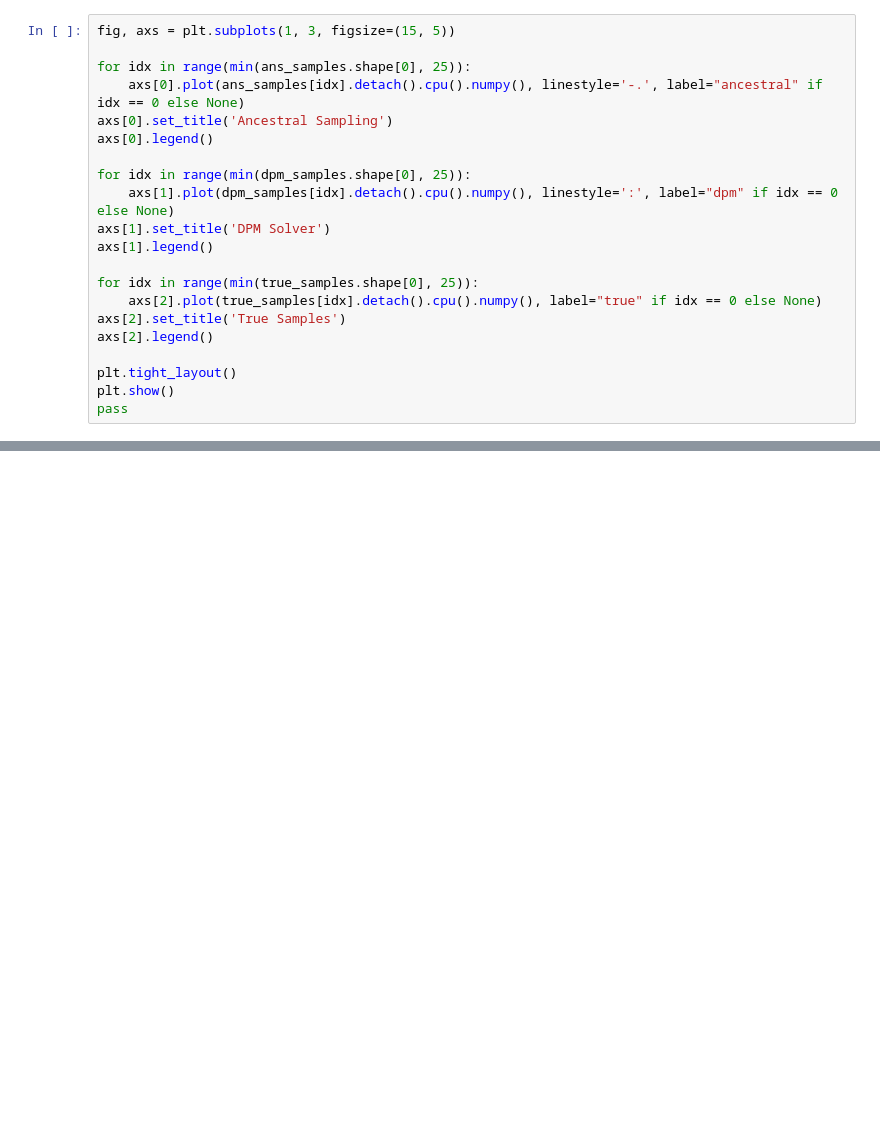
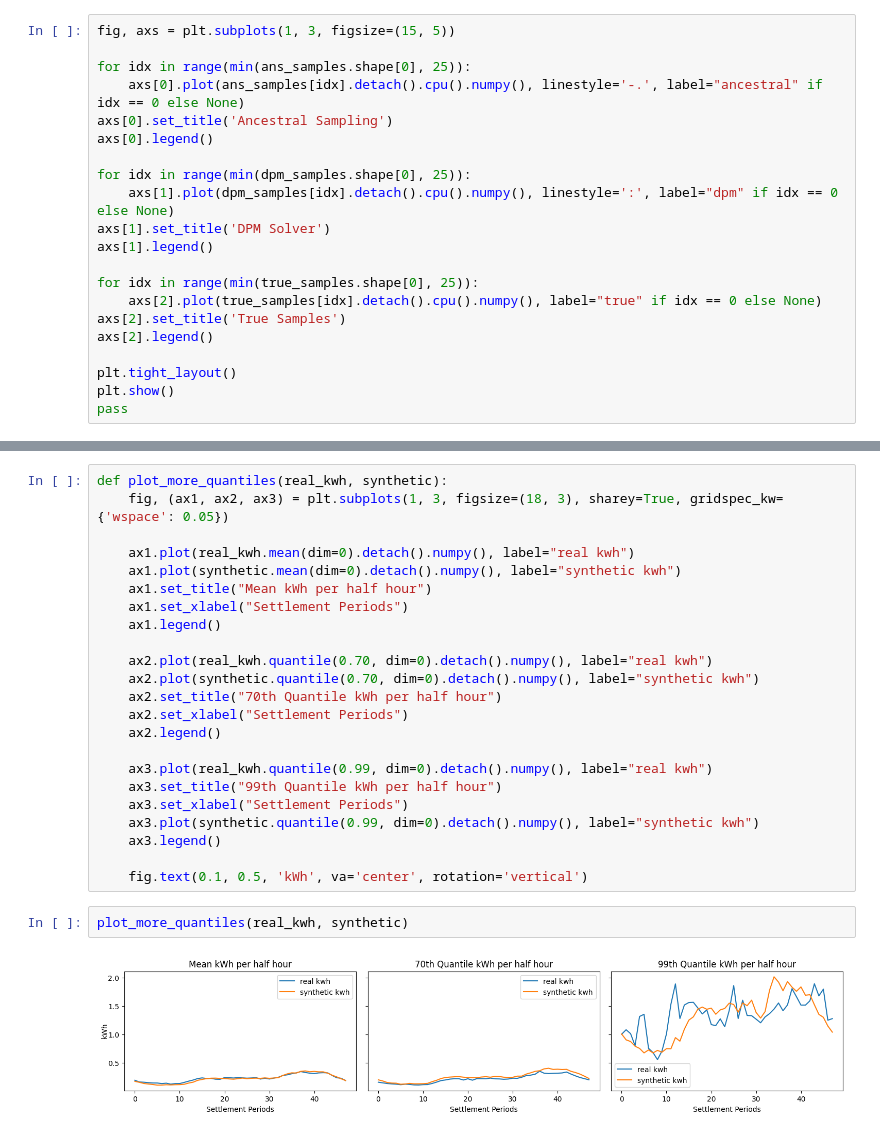
Before and after one commit to OpenSynth-energy/OpenSynth, a Jupyter notebook: _test_train_energydiff.ipynb, the cells around one changed output, grey strips where cells are left out. Saved outputs shown, nothing was run; the diff lists cells and outputs as text; blank space fills up the shorter version.

```diff
--- a/_test_train_energydiff.ipynb
+++ b/_test_train_energydiff.ipynb
@@ -174,0 +251,27 @@ pass
+# %%
+def plot_more_quantiles(real_kwh, synthetic):
+    fig, (ax1, ax2, ax3) = plt.subplots(1, 3, figsize=(18, 3), sharey=True, gridspec_kw={'wspace': 0.05})
+
+    ax1.plot(real_kwh.mean(dim=0).detach().numpy(), label="real kwh")
+    ax1.plot(synthetic.mean(dim=0).detach().numpy(), label="synthetic kwh")
+    ax1.set_title("Mean kWh per half hour")
+    ax1.set_xlabel("Settlement Periods")
+    ax1.legend()
+
+    ax2.plot(real_kwh.quantile(0.70, dim=0).detach().numpy(), label="real kwh")
+    ax2.plot(synthetic.quantile(0.70, dim=0).detach().numpy(), label="synthetic kwh")
+    ax2.set_title("70th Quantile kWh per half hour")
+    ax2.set_xlabel("Settlement Periods")
+    ax2.legend()
+
+    ax3.plot(real_kwh.quantile(0.99, dim=0).detach().numpy(), label="real kwh")
+    ax3.set_title("99th Quantile kWh per half hour")
+    ax3.set_xlabel("Settlement Periods")
+    ax3.plot(synthetic.quantile(0.99, dim=0).detach().numpy(), label="synthetic kwh")
+    ax3.legend()
+
+    fig.text(0.1, 0.5, 'kWh', va='center', rotation='vertical')
+# %%
+plot_more_quantiles(real_kwh, synthetic)
+# %% [output]
+[figure, added]
```
Also changed, not shown: parts of 13 cells of this notebook.
